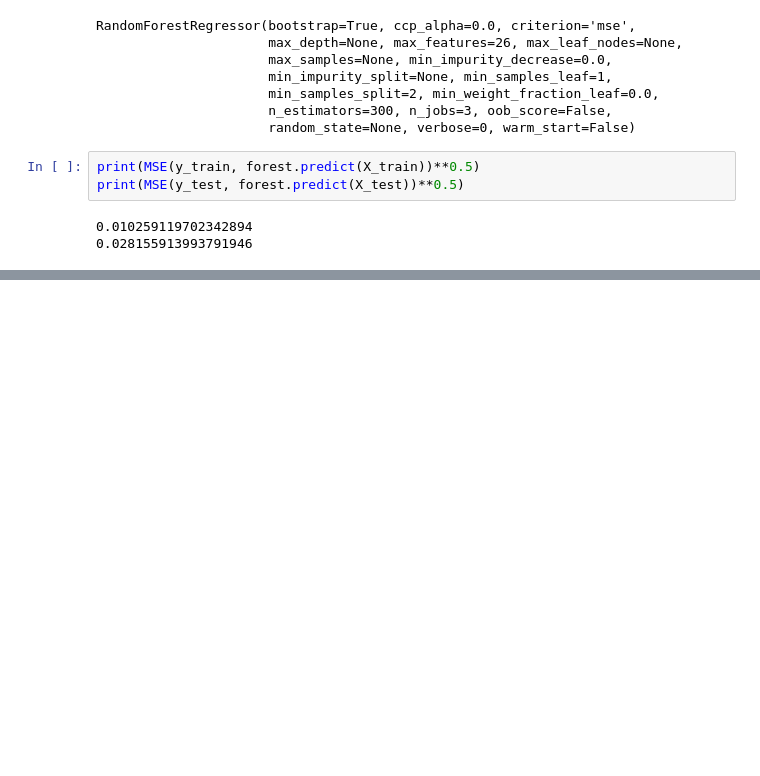
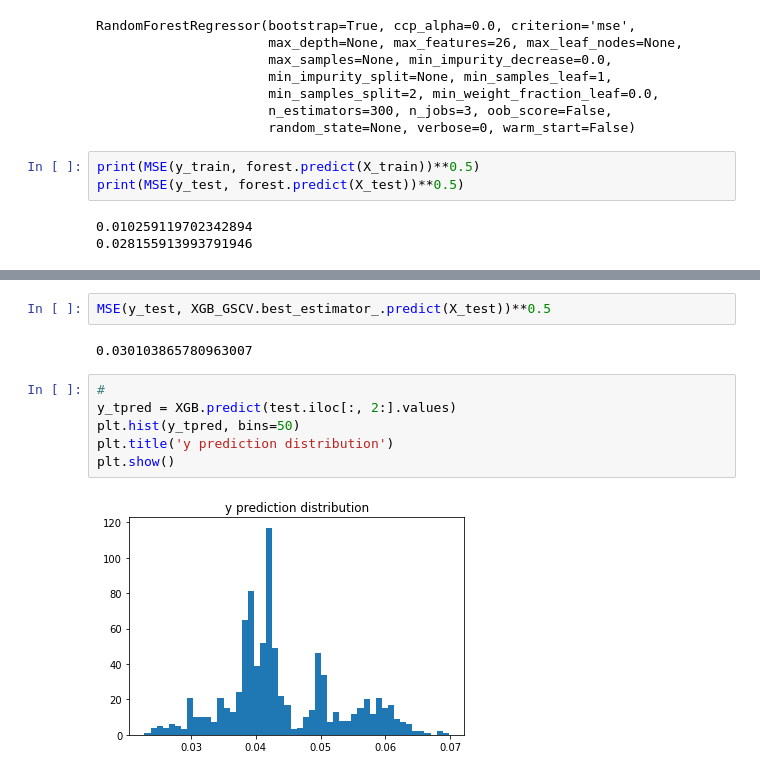
Before and after one commit to D1nay/prohack2020, a Jupyter notebook: Tinkering.ipynb, the cells around one changed output, grey strips where cells are left out. Saved outputs shown, nothing was run; the diff lists cells and outputs as text; blank space fills up the shorter version.

Commit message:
Got best params for XGBoost, started on part 2

```diff
--- a/Tinkering.ipynb
+++ b/Tinkering.ipynb
@@ -394,0 +407,12 @@ XGB_GSCV.fit(X_train, y_train)
+# %%
+MSE(y_test, XGB_GSCV.best_estimator_.predict(X_test))**0.5
+# %% [output]
+0.030103865780963007
+# %%
+#
+y_tpred = XGB.predict(test.iloc[:, 2:].values)
+plt.hist(y_tpred, bins=50)
+plt.title('y prediction distribution')
+plt.show()
+# %% [output]
+[figure, added]
```
Also changed, not shown: parts of 10 cells of this notebook, 1 other file.
